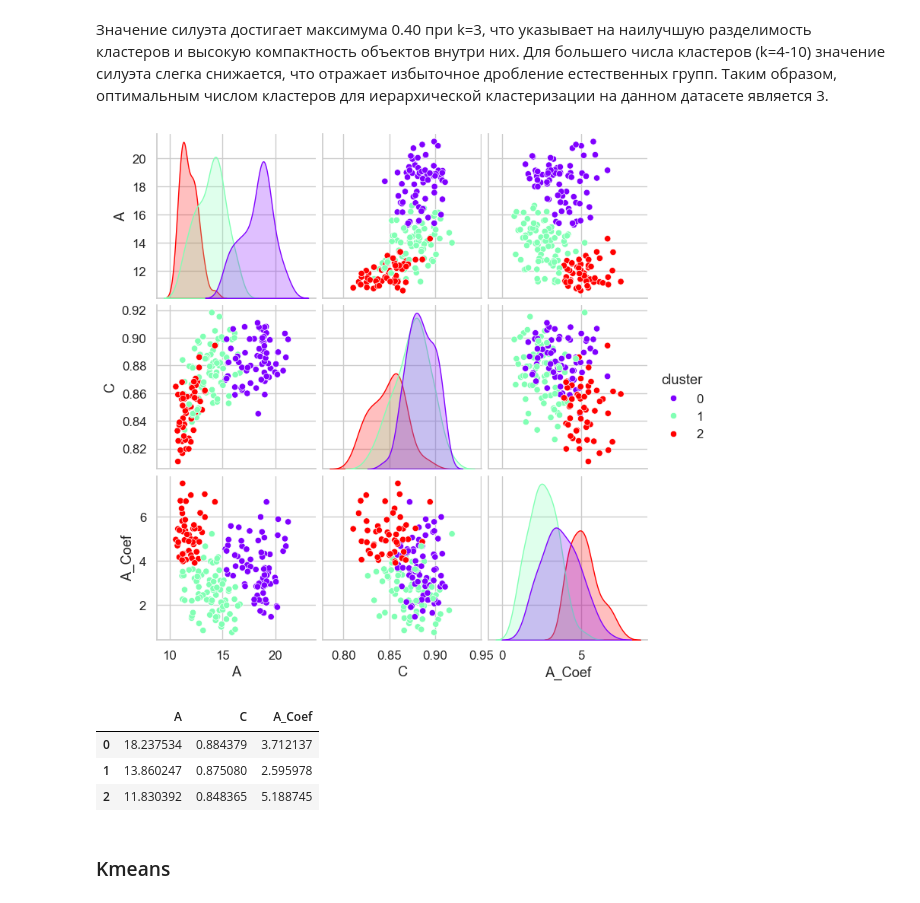
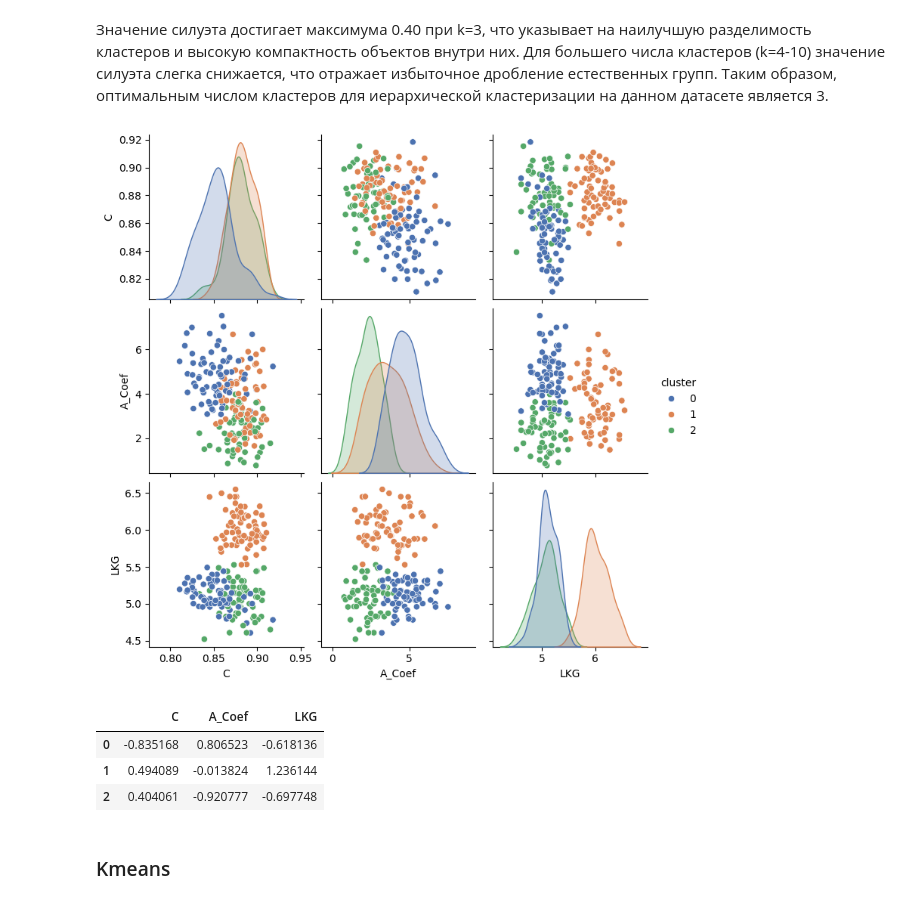
Before and after one commit to Katherine7568/MO, a Jupyter notebook: laba4.ipynb, the cells around one changed output. Cells and saved outputs as stored; diff of their text form; code cells hidden in the pictures.

```diff
--- a/laba4.ipynb
+++ b/laba4.ipynb
@@ -131,0 +134,17 @@ plt.show()
+# %%
+from sklearn.inspection import permutation_importance
+from sklearn.ensemble import RandomForestClassifier
+
+
+
+clf = RandomForestClassifier(n_estimators=100, random_state=42)
+
+clf.fit(data, y_true)
+
+result = permutation_importance(
+    clf, data, y_true, n_repeats=10, random_state=42, n_jobs=-1
+)
+
+sorted_idx = result.importances_mean.argsort()[::-1]
+for idx in sorted_idx:
+    print(f"{data.columns[idx]}: {result.importances_mean[idx]:.4f} ± {result.importances_std[idx]:.4f}")
@@ -148,8 +177,10 @@ data.corr().round(2)
 # %% [markdown]
 На основе матрицы корреляций видно, что многие признаки сильно взаимосвязаны: например, A и P (0.99), A и LK (0.95), A и WK (0.97), P и LK (0.97), LK и LKG (0.93). Такие высокие корреляции указывают на дублирование информации, поэтому для кластеризации или дальнейшего анализа стоит рассмотреть удаление одного из сильно коррелирующих признаков в каждой группе, чтобы уменьшить размерность и избежать избыточности.
 # %%
+data.drop(columns=['A'], inplace=True)
 data.drop(columns=['P'], inplace=True)
+# data.drop(columns=['C'], inplace=True)
 data.drop(columns=['WK'], inplace=True)
 data.drop(columns=['LK'], inplace=True)
-data.drop(columns=['LKG'], inplace=True)
+# data.drop(columns=['LKG'], inplace=True)
 # %%
@@ -210,7 +245,8 @@ from sklearn.preprocessing import MinMaxScaler, StandardScaler
 
 scaler = StandardScaler()
 
-X_scaled = data
+X_scaled = scaler.fit_transform(data)
 
+data_scaled = pd.DataFrame(X_scaled, columns=data.columns)
 X_scaled
 # %% [output]
@@ -300,30 +342,28 @@ silhouette
 # %%
 model_ac = AgglomerativeClustering(
     n_clusters=3,
     linkage='ward'
 )
 
 
 y_ac = model_ac.fit_predict(X_scaled)
 
 data['cluster'] = model_ac.labels_
 
-sns.pairplot(data,
-                hue = 'cluster',
-                palette="rainbow")
+sns.pairplot(data, hue = 'cluster', palette="deep")
 
 plt.show()
 data['cluster'].value_counts()
 data.drop(columns='cluster', axis=1, inplace=True)
-centroids_ac_array = data.groupby(y_ac).mean().to_numpy()
+centroids_ac_array = data_scaled.groupby(y_ac).mean().to_numpy()
 centroids_ac = pd.DataFrame(centroids_ac_array, columns=data.columns)
 centroids_ac
 # %% [output]
-[figure, old version]
+[figure, new version]
-|  | A | C | A_Coef |
-| 0 | 18.237534 | 0.884379 | 3.712137 |
-| 1 | 13.860247 | 0.875080 | 2.595978 |
-| 2 | 11.830392 | 0.848365 | 5.188745 |
+|  | C | A_Coef | LKG |
+| 0 | -0.835168 | 0.806523 | -0.618136 |
+| 1 | 0.494089 | -0.013824 | 1.236144 |
+| 2 | 0.404061 | -0.920777 | -0.697748 |
 # %% [markdown]
 ### Kmeans
 # %%
```
Also changed, not shown: parts of 32 cells of this notebook.
